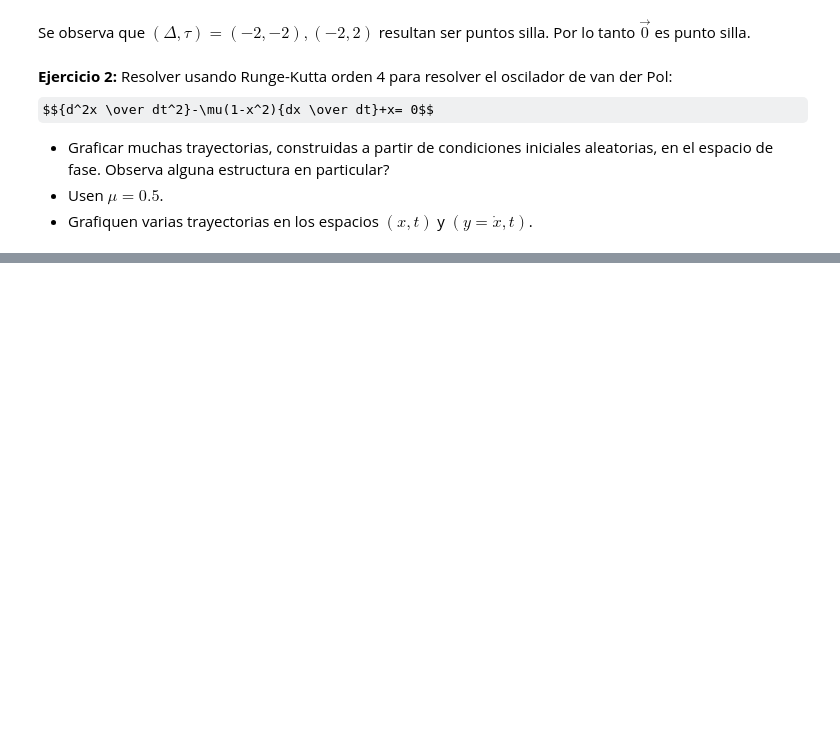
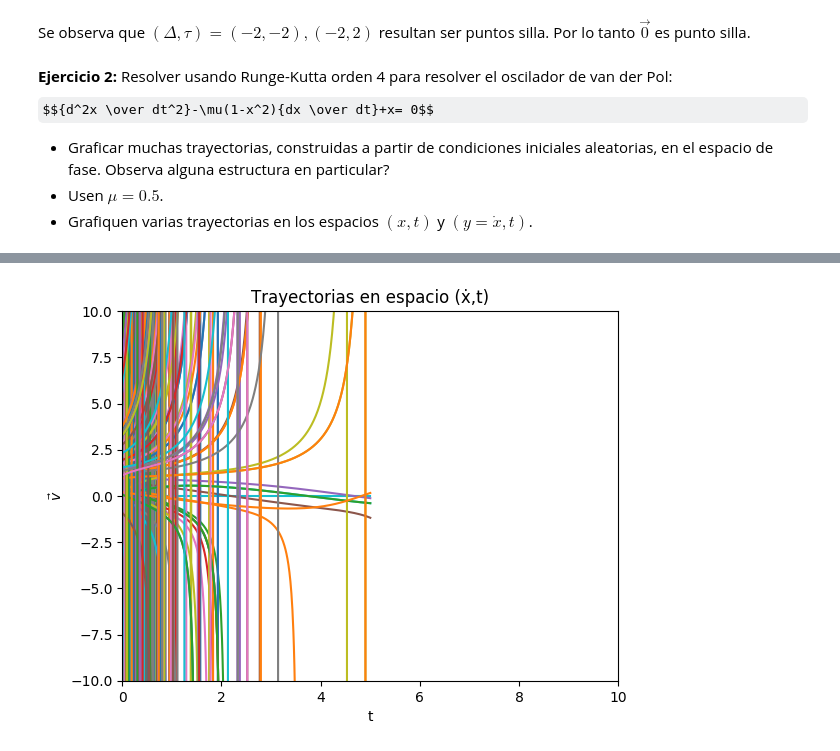
Before and after one commit to EstebanAB/Fisica_Computacional_Arzaga_Barajas, a Jupyter notebook: Tarea_14.ipynb, the cells around one changed output, grey strips where cells are left out. Drawn from its saved outputs; the diff is of its cells as text; code cells hidden in the pictures; some formulas as TeX source; blank space fills up the shorter version.

```diff
--- a/Tarea_14.ipynb
+++ b/Tarea_14.ipynb
@@ -161,0 +182,17 @@ for i in 1:700
+# %%
+list= -1:0.01:5;
+
+for i in 1:700
+    condiciones = 0.5*rand(-20:20,2,1)
+    soluciones_condiciones_iniciales_kutta=runge_kutta(uno,list,condiciones);
+    #mlistx1_kutta=map(x->x[1],soluciones_condiciones_iniciales_kutta);
+    mlistx2_kutta=map(x->x[2],soluciones_condiciones_iniciales_kutta);
+    xlabel("t")
+    ylabel(L"\vec{v}")
+    title("Trayectorias en espacio (ẋ,t)")
+    plot(list,mlistx2_kutta);
+    xlim(0,10)
+    ylim(-10,10)
+    end;
+# %% [output]
+[figure, added]
```
Also changed, not shown: parts of 13 cells of this notebook.
